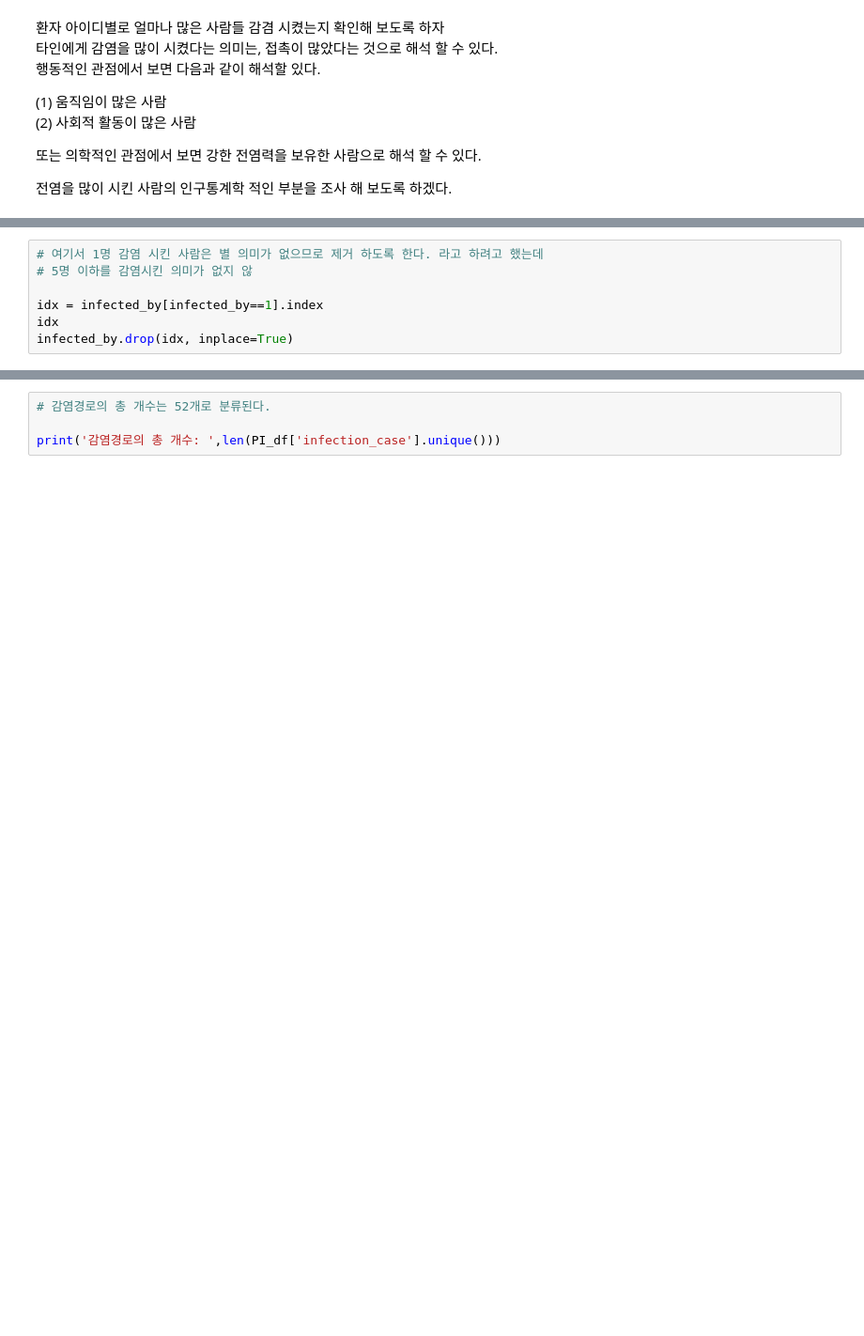
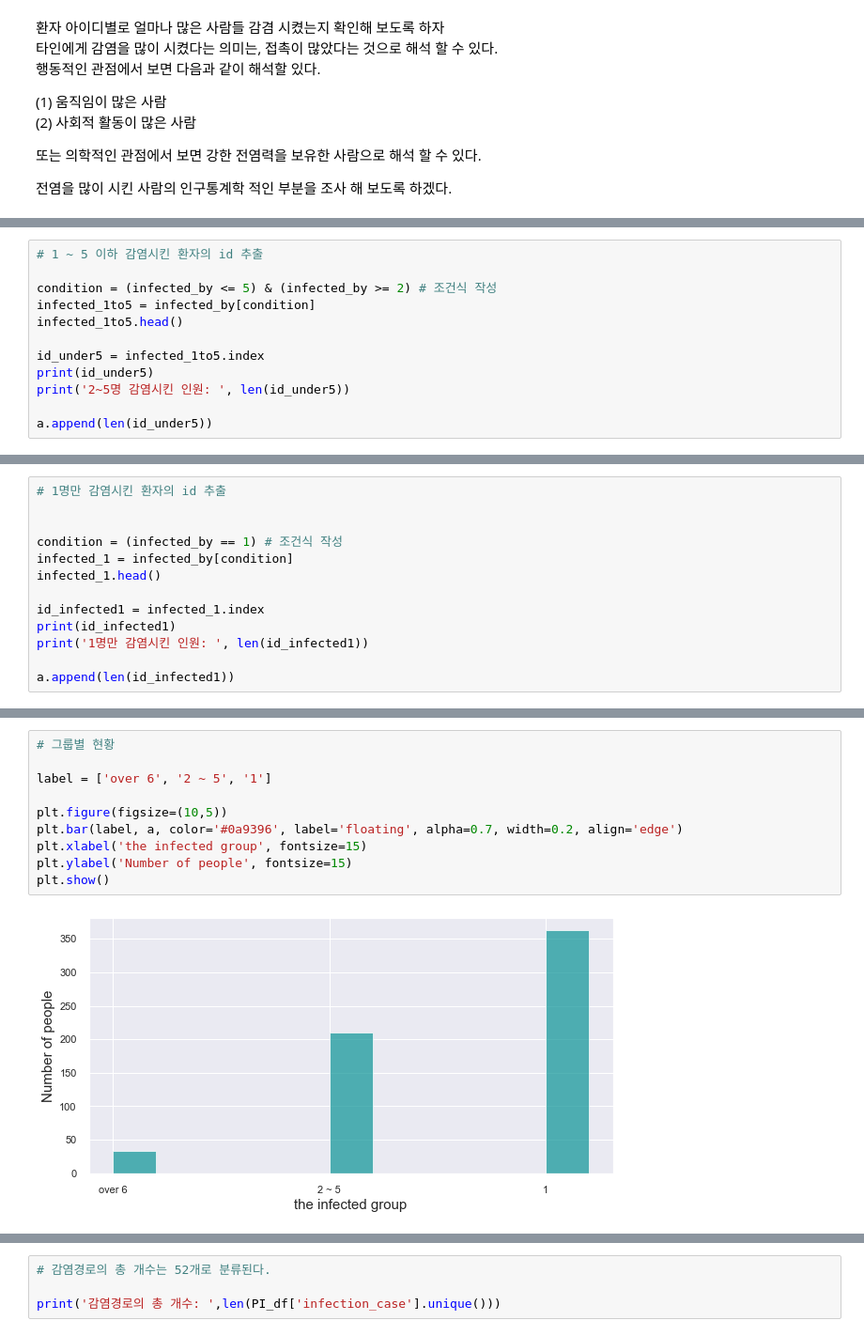
Before and after one commit to zzozzo/Datathon, a Jupyter notebook: DS_covid19.ipynb, the cells around one changed output, grey strips where cells are left out. Shown: that part at 94% size. Drawn from its saved outputs; the diff is of its cells as text; blank space fills up the shorter version.

```diff
--- a/DS_covid19.ipynb
+++ b/DS_covid19.ipynb
@@ -178,7 +152,0 @@ Name: infected_by, dtype: int64
-# %%
-# 여기서 1명 감염 시킨 사람은 별 의미가 없으므로 제거 하도록 한다. 라고 하려고 했는데
-# 5명 이하를 감염시킨 의미가 없지 않
-
-idx = infected_by[infected_by==1].index
-idx
-infected_by.drop(idx, inplace=True)
@@ -211,0 +193,12 @@ filtered_df
+# %%
+# 1 ~ 5 이하 감염시킨 환자의 id 추출
+
+condition = (infected_by <= 5) & (infected_by >= 2) # 조건식 작성
+infected_1to5 = infected_by[condition]
+infected_1to5.head()
+
+id_under5 = infected_1to5.index
+print(id_under5)
+print('2~5명 감염시킨 인원: ', len(id_under5))
+
+a.append(len(id_under5))
@@ -211,0 +215,13 @@ filtered_df
+# %%
+# 1명만 감염시킨 환자의 id 추출
+
+
+condition = (infected_by == 1) # 조건식 작성
+infected_1 = infected_by[condition]
+infected_1.head()
+
+id_infected1 = infected_1.index
+print(id_infected1)
+print('1명만 감염시킨 인원: ', len(id_infected1))
+
+a.append(len(id_infected1))
@@ -211,0 +238,12 @@ filtered_df
+# %%
+# 그룹별 현황
+
+label = ['over 6', '2 ~ 5', '1']
+
+plt.figure(figsize=(10,5))
+plt.bar(label, a, color='#0a9396', label='floating', alpha=0.7, width=0.2, align='edge')
+plt.xlabel('the infected group', fontsize=15)
+plt.ylabel('Number of people', fontsize=15)
+plt.show()
+# %% [output]
+[figure, added]
```
Also changed, not shown: parts of 72 cells of this notebook.
